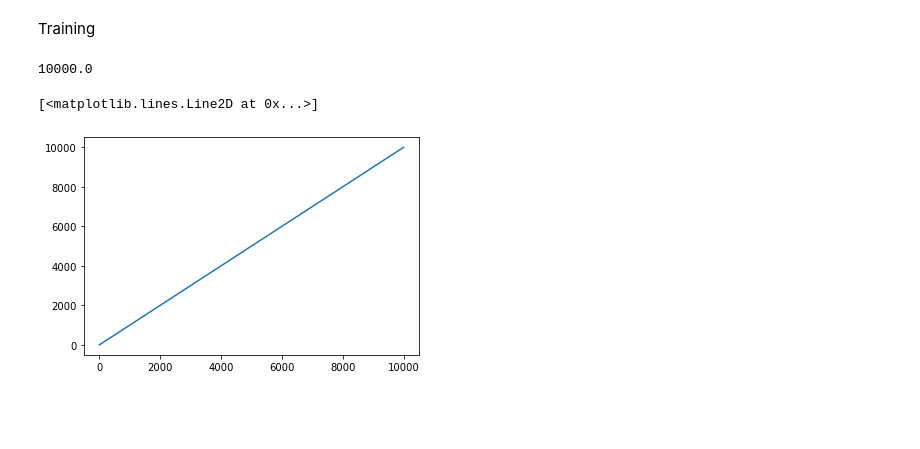
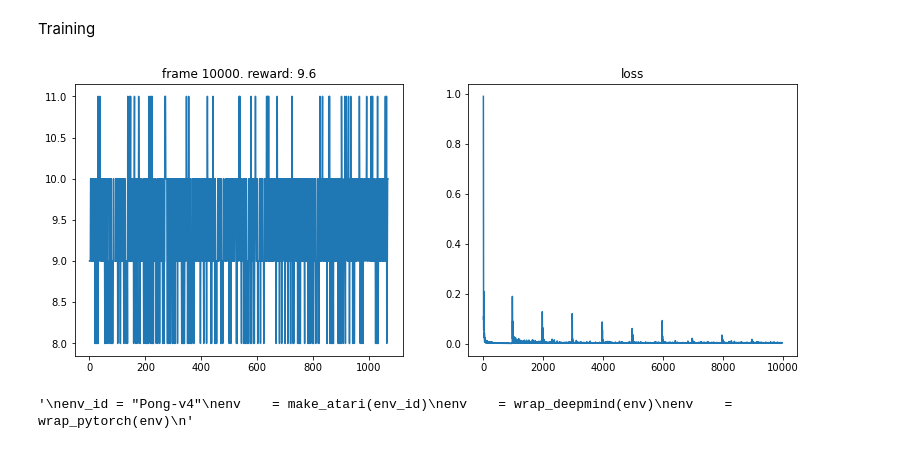
Before and after one commit to drewlair/RLproject, a Jupyter notebook: replay.ipynb, the cells around one changed output. Drawn from its saved outputs; the diff is of its cells as text; code cells hidden in the pictures; blank space fills up the shorter version.

```diff
--- a/replay.ipynb
+++ b/replay.ipynb
@@ -32,8 +32,6 @@ class NaivePrioritizedBuffer(object):
 
     def push(self, state, action, reward, next_state, done):
         #assert state.ndim == next_state.ndim
-        print("State: ",state)
-        print("Next_state: ", next_state)
         state      = np.expand_dims(state, 0)
         next_state = np.expand_dims(next_state, 0)
 
@@ -64,7 +62,7 @@ class NaivePrioritizedBuffer(object):
         weights /= weights.max()
         weights  = np.array(weights, dtype=np.float32)
 
-        batch       = zip(*samples)
+        batch       = list(zip(*samples))
         states      = np.concatenate(batch[0])
         actions     = batch[1]
         rewards     = batch[2]
@@ -200,43 +197,67 @@ losses = []
 all_rewards = []
 episode_reward = 0
 # %%
-observation = env.reset()
+state = env.reset()
 reward_arr = []
-for frame_idx in range(1, num_frames + 1):
+epsilon = epsilon_by_frame(1)
+
+action = current_model.act(state, epsilon)  # User-defined policy function
+
+if action is not int():
+    action = 0
+
+next_state, reward, terminated, truncated, _ = env.step(action)
+done = terminated or truncated
+replay_buffer.push(state[0], action, reward, next_state, done)
+episode_reward += reward
+reward_arr.append(episode_reward)
+
+if terminated or truncated:
+    observation, info = env.reset()
+
+for frame_idx in range(2, num_frames + 1):
     epsilon = epsilon_by_frame(frame_idx)
-    action = env.action_space.sample()  # User-defined policy function
-    observation, reward, terminated, truncated, info = env.step(action)
+
+    action = current_model.act(next_state, epsilon)  # User-defined policy function
+
+    if action is not int():
+        action = 0
+
+    state = next_state
+    next_state, reward, terminated, truncated, _ = env.step(action)
+
+    done = terminated or truncated
+    replay_buffer.push(state, action, reward, next_state, done)
 
     episode_reward += reward
     reward_arr.append(episode_reward)
 
     if terminated or truncated:
-        observation, info = env.reset()
+        next_state, info = env.reset()
+        all_rewards.append(episode_reward)
+        episode_reward = 0
 
     """
     if done:
         state = env.reset()
         all_rewards.append(episode_reward)
         episode_reward = 0
 
-
+    """
     if len(replay_buffer) > batch_size:
         beta = beta_by_frame(frame_idx)
         print("batch_size: ",batch_size)
         print("beta: ",beta)
         loss = compute_td_loss(batch_size, beta)
-        losses.append(loss.data[0])
+        losses.append(loss.item()) #ussed to be loss.data
+
 
     if frame_idx % 200 == 0:
         plot(frame_idx, all_rewards, losses)
 
+
+
     if frame_idx % 1000 == 0:
         update_target(current_model, target_model)
-    """
-env.close()
-print(episode_reward)
-plt.plot(reward_arr)
 # %% [output]
-10000.0
-[<matplotlib.lines.Line2D at 0x...>]
-[figure, old version]
+[figure, new version]
@@ -242,0 +291,9 @@ plt.plot(reward_arr)
+# %%
+"""
+env_id = "Pong-v4"
+env    = make_atari(env_id)
+env    = wrap_deepmind(env)
+env    = wrap_pytorch(env)
+"""
+# %% [output]
+'\nenv_id = "Pong-v4"\nenv    = make_atari(env_id)\nenv    = wrap_deepmind(env)\nenv    = wrap_pytorch(env)\n'
```
Also changed, not shown: parts of 2 cells of this notebook.
